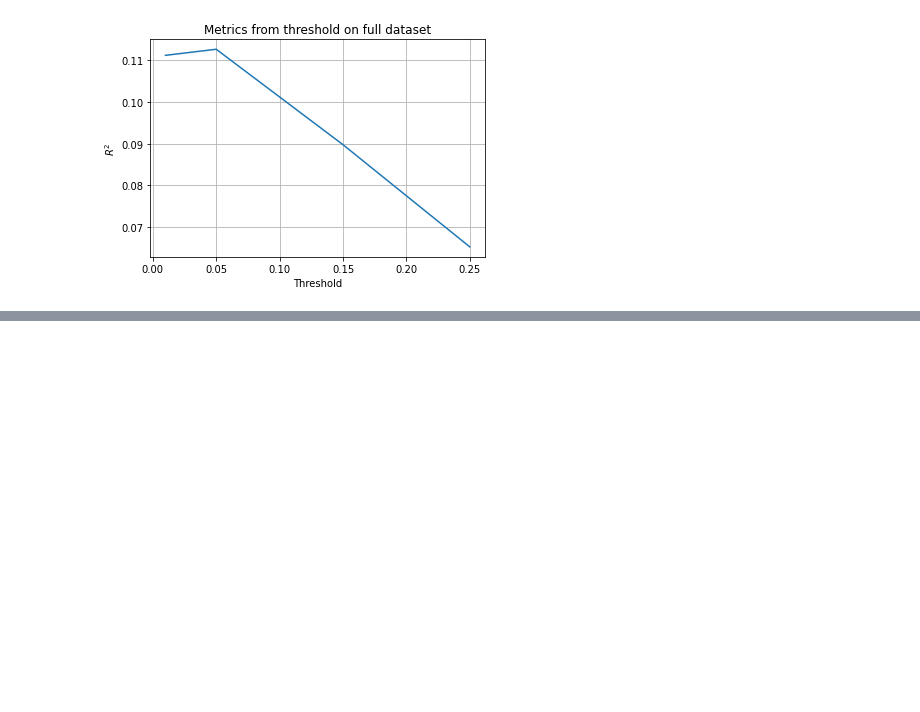
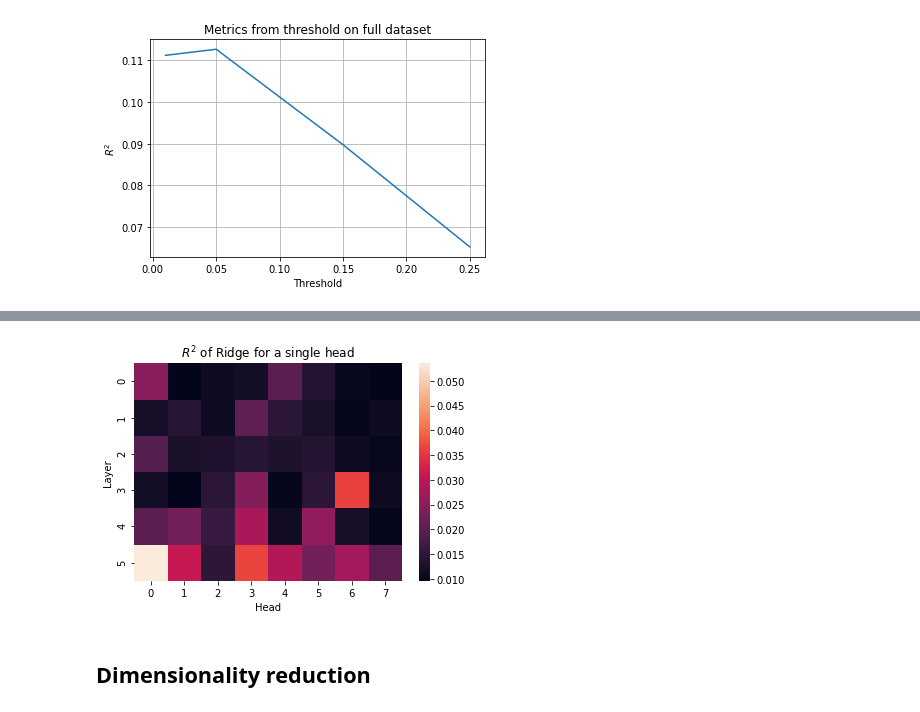
Before and after one commit to no-brainer/tda-mt-mirror, a Jupyter notebook: analysis/tatoeba_bleu_prediction.ipynb, the cells around one changed output, grey strips where cells are left out. Drawn from its saved outputs; the diff is of its cells as text; code cells hidden in the pictures; blank space fills up the shorter version.

```diff
--- a/analysis/tatoeba_bleu_prediction.ipynb
+++ b/analysis/tatoeba_bleu_prediction.ipynb
@@ -341,0 +385,27 @@ for i in range(len(threshs)):
+# %%
+alphas = np.logspace(-3, 1, num=15)
+r2s = []
+
+for layer, head in product(range(6), range(8)):
+    features = [col for col in cols if col.startswith(f"l{layer}_h{head}")]
+    model_scores = []
+    for alpha in alphas:
+        model = Ridge(alpha).fit(X_train[features], y_train)
+        model_scores.append(model.score(X_test[features], y_test))
+    r2s.append(np.max(model_scores))
+# %%
+r2s = np.array(r2s).reshape(6, 8)
+
+sns.heatmap(r2s)
+
+plt.gca().set(
+    title="$ R^2 $ of Ridge for a single head",
+    xlabel="Head",
+    ylabel="Layer",
+)
+
+plt.show()
+# %% [output]
+[figure, added]
+# %% [markdown]
+## Dimensionality reduction
```
Also changed, not shown: parts of 12 cells of this notebook.
